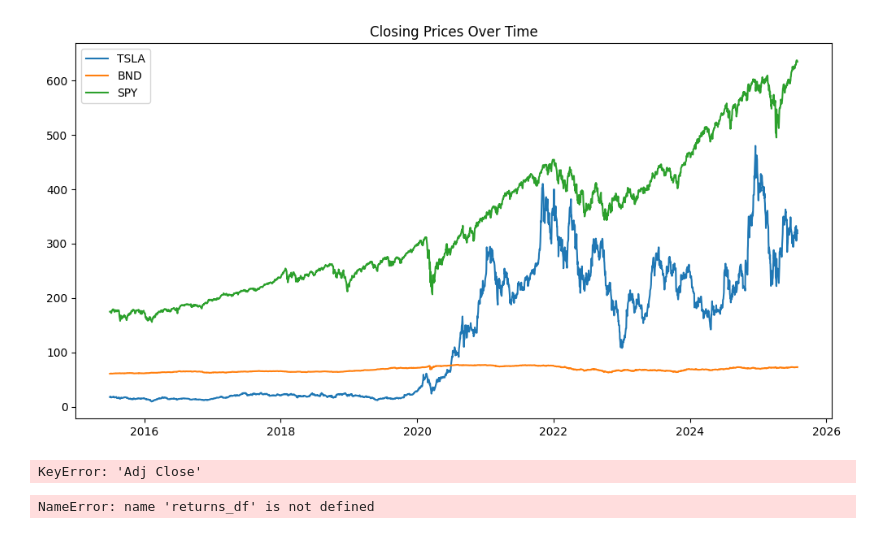
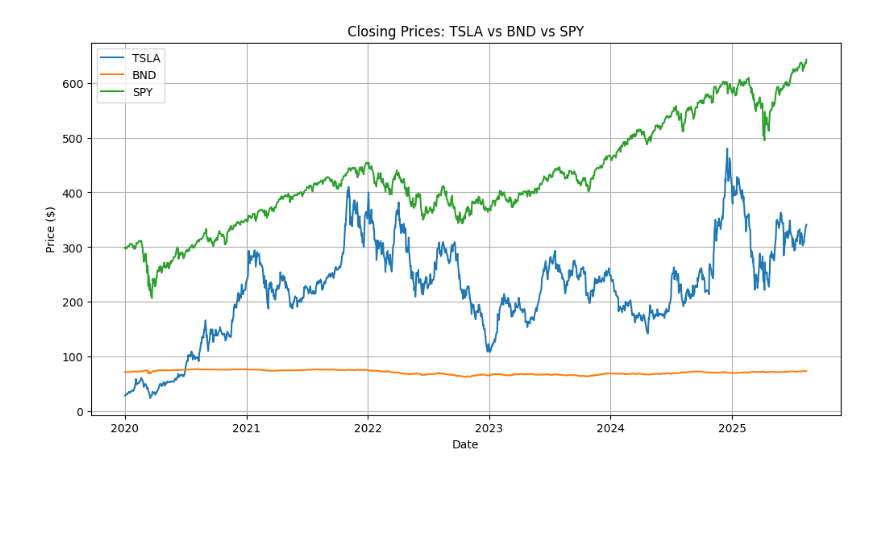
Before and after one commit to nebiyuu/Time-Series-Forecasting-for-Portfolio-Management, a Jupyter notebook: notebook/EDA.ipynb, the cells around one changed output. Cells and saved outputs as stored; diff of their text form; code cells hidden in the pictures; blank space fills up the shorter version.

```diff
--- a/notebook/EDA.ipynb
+++ b/notebook/EDA.ipynb
@@ -65,0 +4,12 @@ max      637.099976   638.669983   635.539978   638.349976  5.072443e+08
+# %%
+
+# Tickers
+tickers = ['TSLA', 'BND', 'SPY']
+
+# Download data
+data = yf.download(tickers, start="2020-01-01", end="2025-08-13")
+
+# Split into separate DataFrames
+tsla_df = data.xs('TSLA', axis=1, level=1).reset_index()
+bnd_df  = data.xs('BND', axis=1, level=1).reset_index()
+spy_df  = data.xs('SPY', axis=1, level=1).reset_index()
@@ -66,33 +42,17 @@ max      637.099976   638.669983   635.539978   638.349976  5.072443e+08
 # %%
 import matplotlib.pyplot as plt
 
 plt.figure(figsize=(12,6))
-for ticker in tickers:
-    plt.plot(data[ticker].index, data[ticker]['Close'], label=ticker)
+
+plt.plot(tsla_df['Date'], tsla_df['Close'], label='TSLA')
+plt.plot(bnd_df['Date'],  bnd_df['Close'],  label='BND')
+plt.plot(spy_df['Date'],  spy_df['Close'],  label='SPY')
+
+plt.title('Closing Prices: TSLA vs BND vs SPY')
+plt.xlabel('Date')
+plt.ylabel('Price ($)')
 plt.legend()
-plt.title("Closing Prices Over Time")
+plt.grid(True)
 plt.show()
 # %% [output]
-[figure, old version]
+[figure, new version]
-# %%
-returns = {}
-for ticker in tickers:
-    returns[ticker] = data[ticker]['Adj Close'].pct_change()
-    returns[ticker].name = ticker
-
-returns_df = pd.concat(returns.values(), axis=1)
-
-# Volatility (Rolling Std Dev)
-rolling_vol = returns_df.rolling(window=21).std()
-
-returns_df.plot(figsize=(12,6), title="Daily Returns")
-rolling_vol.plot(figsize=(12,6), title="Rolling Volatility (21-day)")
-# %% [output]
-KeyError: 'Adj Close'
-# %%
-threshold = 0.05  # 5% daily move
-outliers = {}
-for ticker in tickers:
-    outliers[ticker] = returns_df[abs(returns_df[ticker]) > threshold]
-# %% [output]
-NameError: name 'returns_df' is not defined
```
Also changed, not shown: parts of 13 cells of this notebook, 1 other file.
